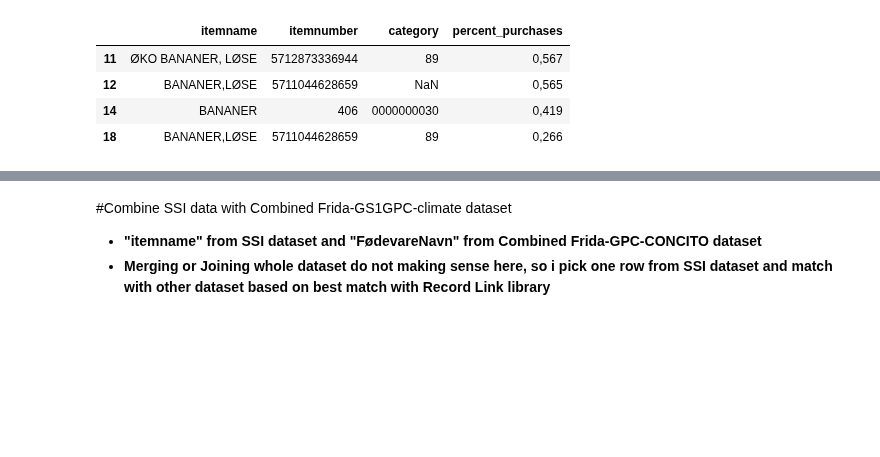
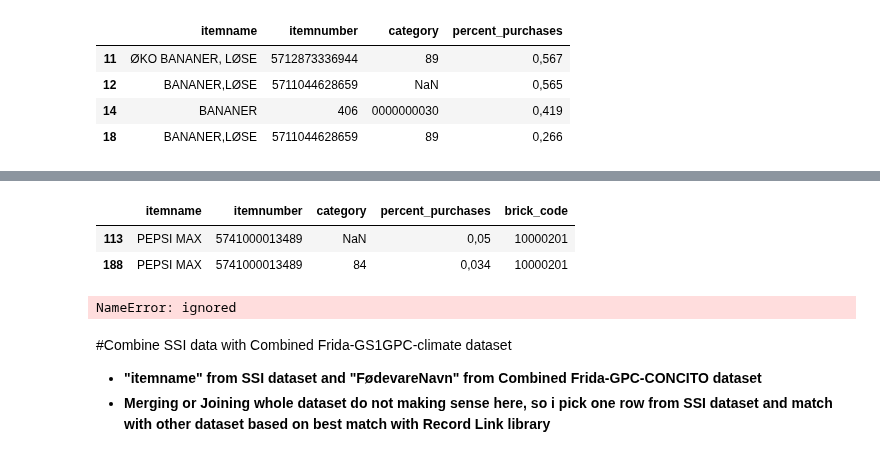
Before and after one commit to mrchapagain/ConsumerDataAnalytics, a Jupyter notebook: Data_Exploration.ipynb, the cells around one changed output, grey strips where cells are left out. Saved outputs shown, nothing was run; the diff lists cells and outputs as text; code cells hidden in the pictures; blank space fills up the shorter version.

```diff
--- a/Data_Exploration.ipynb
+++ b/Data_Exploration.ipynb
@@ -276,11 +276,3 @@ b
 | 12 | BANANER,LØSE | 5711044628659 | NaN | 0,565 |
 | 14 | BANANER | 406 | 0000000030 | 0,419 |
 | 18 | BANANER,LØSE | 5711044628659 | 89 | 0,266 |
-# %%
-b["brick_code"] =""
-#b.brick_code= 00
-lst= [0,1, 2,3,4]
-for i in lst:
-  for row, col in b.iterrows():
-    col.brick_code= i
-b
@@ -295,22 +290,20 @@ b
 
 #iterate over gtin and Brick-code dataset
 data_ssi["brick_code"] =""
-for row, col in gtin_brickcode.iterrows():
+for row, col in gtin_brickcode.iloc[:,:].iterrows():
   gtin_list= col.gtin #["5712873336944", '	5711044628659', '5707402006641', '406', '5711044628659', '5707402008119', '5707402008171', '0000057014388']
   gpc_code= col.gpcCategoryCode[0]
-  print("gtin:", gtin_list)
-  print("brik:", gpc_code)
-  print("-"*40)
+  #print("gtin:", gtin_list)
+  #print("brik:", gpc_code)
+  #print("-"*40)
 
   # now lets take a row from SSI dataset
-  for  row, col in data_ssi.iterrows():
+  for  row, col in data_ssi.iloc[:500,:].iterrows():
     # check if itemnumber from SSI rows is exist in the column of GTIN code list
     if col.itemnumber in gtin_list:
-      col.brick_code = gpc_code
-      print("gtin is in the list")
-      print("brickcode:", col.brick_code)
+      data_ssi.at[row,'brick_code']=gpc_code
+      print(data_ssi.brick_code.unique())
     else:
       pass
-  print("*"* 40)
-  print(data_ssi.brick_code.unique())
+  #print("*"* 40)
 # %% [output]
@@ -369,3 +312,14 @@ data_ssi
+# %%
+data_ssi[data_ssi.brick_code == '10000201']
+# %% [output]
+|  | itemname | itemnumber | category | percent_purchases | brick_code |
+| 113 | PEPSI MAX | 5741000013489 | NaN | 0,05 | 10000201 |
+| 188 | PEPSI MAX | 5741000013489 | 84 | 0,034 | 10000201 |
+# %%
+data_ssi.to_excel('data_ssi.xlsx', encoding = 'utf-8-sig')
+files.download('data_ssi.xlsx')
+# %% [output]
+NameError: ignored
 # %% [markdown]
 #Combine SSI data with Combined Frida-GS1GPC-climate dataset
 *   **"itemname" from SSI dataset and "FødevareNavn" from Combined Frida-GPC-CONCITO dataset**
```
Also changed, not shown: parts of 12 cells of this notebook.
